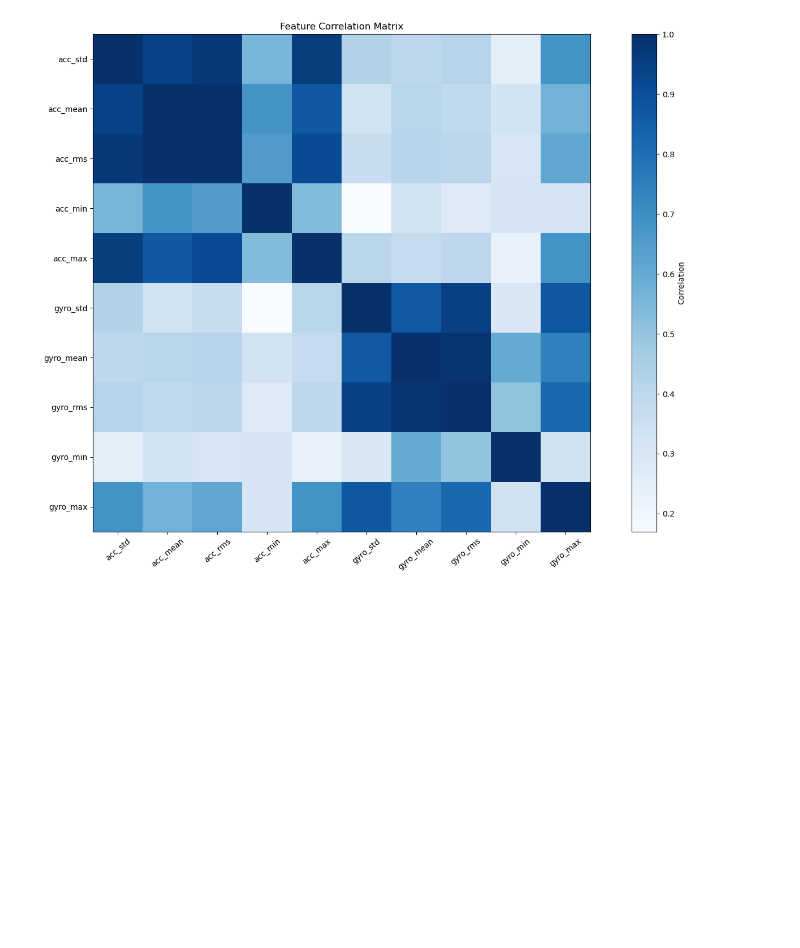
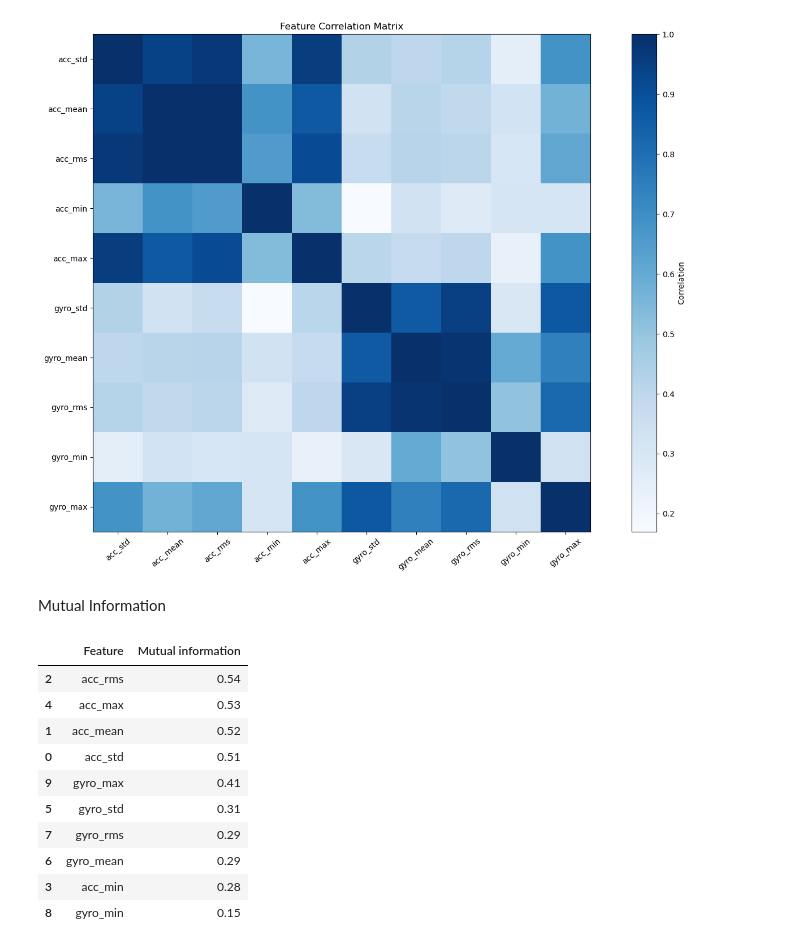
Before and after one commit to HeKaY-boy/bike-lane-quality-assessment, a Jupyter notebook: Main_notebook.ipynb, the cells around one changed output. Saved outputs shown, nothing was run; the diff lists cells and outputs as text; code cells hidden in the pictures; blank space fills up the shorter version.

```diff
--- a/Main_notebook.ipynb
+++ b/Main_notebook.ipynb
@@ -268,18 +272,18 @@ display(magnitude_quality)
 
 fig, axes = plt.subplots(3, 2, figsize=(15, 10))
 
-for i, participent in enumerate(['P1', 'P2', 'P3']):
+for i, participant in enumerate(['P1', 'P2', 'P3']):
 
     for j, label in enumerate(['smooth', 'bumpy']):
 
-        df = merge_recordings[f'{participent}_{label}']
+        df = merge_recordings[f'{participant}_{label}']
         magnitude = np.sqrt(df['acc_x']**2 + df['acc_y']**2 + df['acc_z']**2)
 
         if label == 'smooth':color = 'skyblue'
         else:color = 'orange'
 
         axes[i,j].plot(df['seconds_elapsed'], magnitude, color, lw = 0.4)
-        axes[i, j].set_title(f'{participent} - {label}')
+        axes[i, j].set_title(f'{participant} - {label}')
         axes[i, j].set_ylim(0, 60)
         axes[i, j].set_ylabel('(m/s²)')
         axes[i, j].set_xlabel('time (s)')
@@ -513,3 +517,35 @@ plt.tight_layout()
 plt.show()
 # %% [output]
 [figure]
+# %% [markdown]
+Mutual Information
+# %%
+from sklearn.feature_selection import mutual_info_classif
+
+y_num = y_feature_selected.map({
+    'smooth':0,
+    'bumpy':1
+})
+
+mi = mutual_info_classif(X_features_selected, y_feature_selected, random_state=42)
+
+mi_df = pd.DataFrame({
+    'Feature':X_features_selected.columns,
+    'Mutual information': mi}
+)
+
+mi_df = mi_df.sort_values('Mutual information', ascending=False)
+
+display(mi_df.round(2))
+# %% [output]
+|  | Feature | Mutual information |
+| 2 | acc_rms | 0.54 |
+| 4 | acc_max | 0.53 |
+| 1 | acc_mean | 0.52 |
+| 0 | acc_std | 0.51 |
+| 9 | gyro_max | 0.41 |
+| 5 | gyro_std | 0.31 |
+| 7 | gyro_rms | 0.29 |
+| 6 | gyro_mean | 0.29 |
+| 3 | acc_min | 0.28 |
+| 8 | gyro_min | 0.15 |
```
Also changed, not shown: parts of 27 cells of this notebook, 2 other files.
